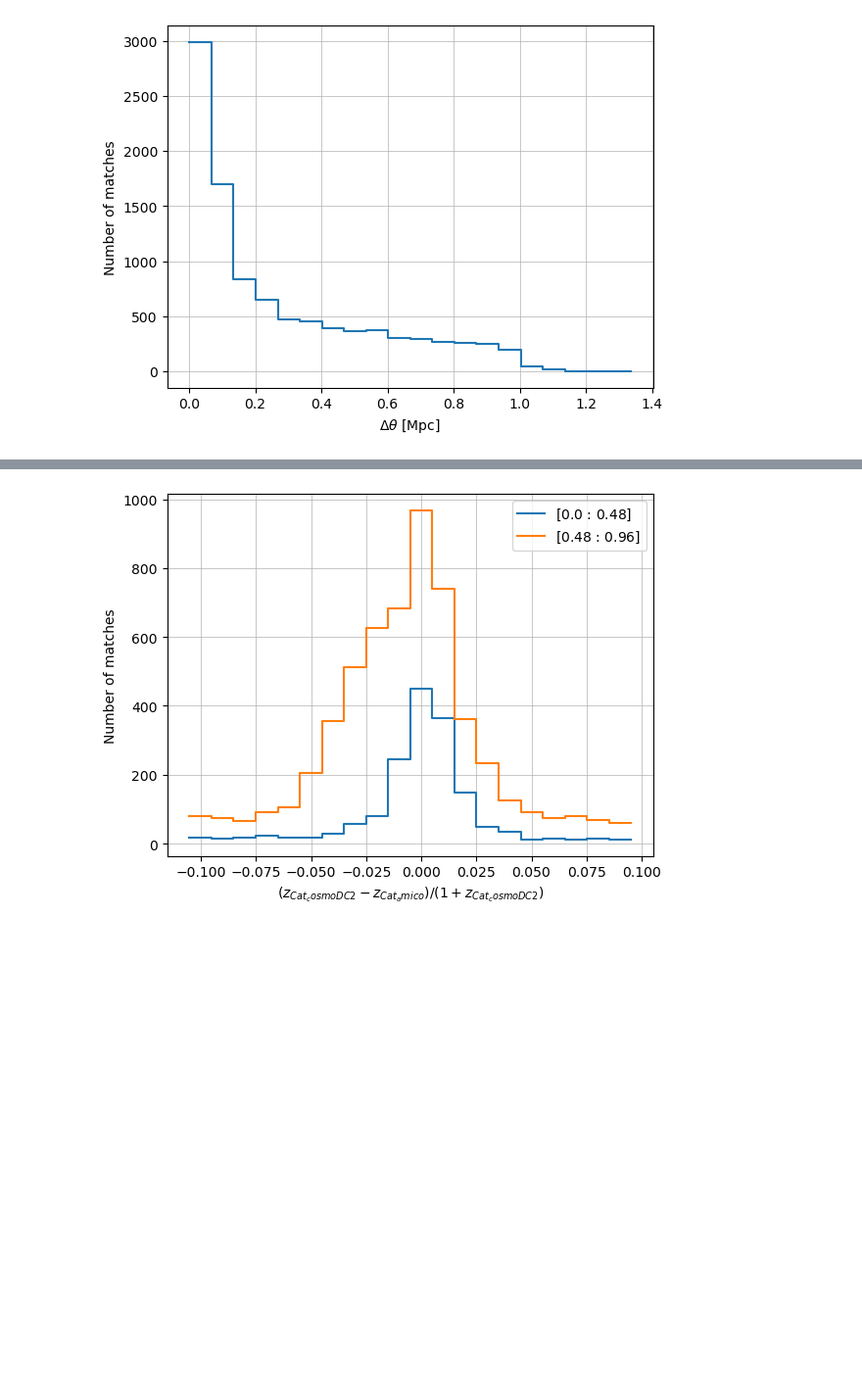
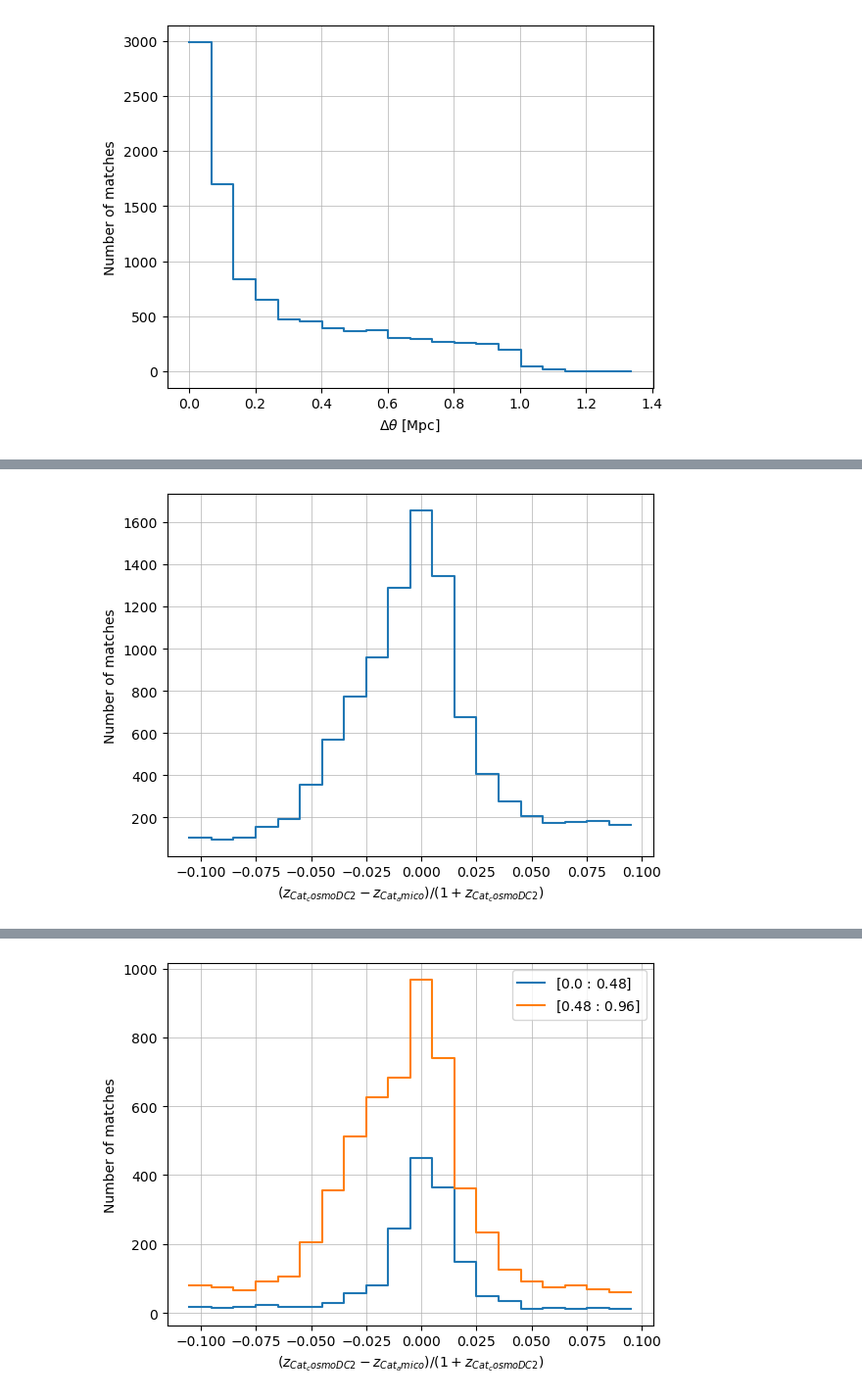
Before and after one commit to LSSTDESC/cluster_challenge, a Jupyter notebook: notebooks/morecl_match_amicocosmodc2.ipynb, the cells around one changed output, grey strips where cells are left out. Shown at 98% size. Saved outputs shown, nothing was run; the diff lists cells and outputs as text; code cells hidden in the pictures; blank space fills up the shorter version.

```diff
--- a/notebooks/morecl_match_amicocosmodc2.ipynb
+++ b/notebooks/morecl_match_amicocosmodc2.ipynb
@@ -331,0 +361,4 @@ info = distances.central_position(
+# %%
+info = d_cf.redshift(cdc1, cam1, 'cross', redshift_bins=20, normalize='cat1')
+# %% [output]
+[figure, added]
```
Also changed, not shown: parts of 14 cells of this notebook.
